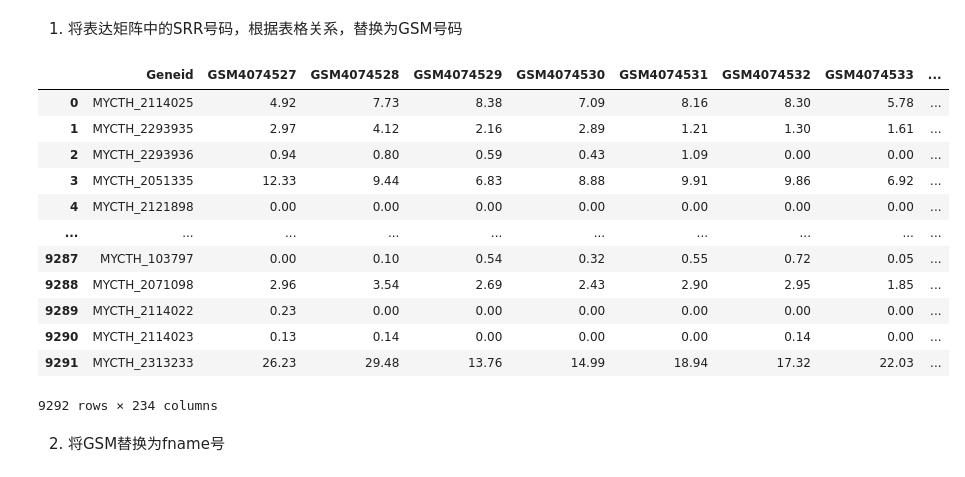
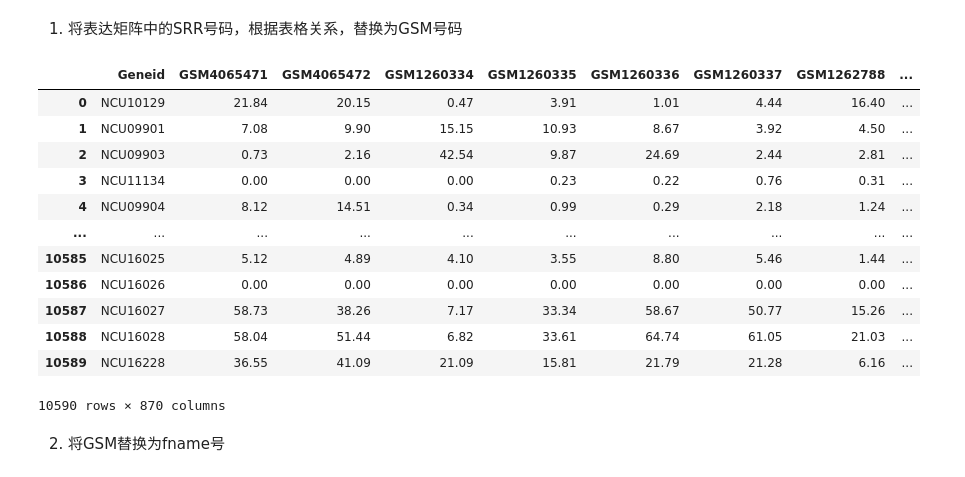
Before and after one commit to dongchen1998/code, a Jupyter notebook: mtd/RNA-seq/2.制作exp表.ipynb, the cells around one changed output. Drawn from its saved outputs; the diff is of its cells as text; code cells hidden in the pictures.

```diff
--- a/mtd/RNA-seq/2.制作exp表.ipynb
+++ b/mtd/RNA-seq/2.制作exp表.ipynb
@@ -2,7 +2,7 @@
 import pandas as pd
 import copy
 # %%
-keyname = 'Mt'
+keyname = 'Nc'
 path = '/Users/dongjiacheng/Desktop/coder/mtd/RNA-seq/'+ keyname +'/'
 print(path)
 # %% [output]
@@ -72,36 +72,36 @@ df_fpkm_filter
 # %% [markdown]
 1. 将表达矩阵中的SRR号码，根据表格关系，替换为GSM号码
 # %%
-df_exp = pd.read_csv(path + keyname + "_1_FPKM.csv").copy()
-df_exp = df_exp.drop(df_exp.columns[1:6], axis=1) # df_exp不保存第二列到第六列
-
+# df_exp = pd.read_csv(path + keyname + "_1_FPKM.csv").copy()
+# df_exp = df_exp.drop(df_exp.columns[1:6], axis=1) # df_exp不保存第二列到第六列
+df_exp = pd.read_csv(path + keyname + "_1_FPKM_filter.csv").copy()
 df_sample = pd.read_excel(path + keyname + "_sample_raw_2023.12.28.xlsx").copy()
 
 # SRR 号码映射为 GSM 号码
 id_map = dict(zip(df_sample["Run"], df_sample["Sample Name"]))
 df_gsm = pd.DataFrame(df_exp)
 
 # 替换文件中的样本名称
 new_columns = ["Geneid"] + [id_map[col] for col in df_exp.columns[1:]]
 df_exp.columns = new_columns
 
 df_gsm = pd.DataFrame(df_exp)
 df_gsm.to_csv(path + keyname + "_4_FPKM_GSM.csv", sep=',',index=False)
 df_gsm
 # %% [output]
-|  | Geneid | GSM4074527 | GSM4074528 | GSM4074529 | GSM4074530 | GSM4074531 | GSM4074532 | GSM4074533 | ... |
-| 0 | MYCTH_2114025 | 4.92 | 7.73 | 8.38 | 7.09 | 8.16 | 8.30 | 5.78 | ... |
-| 1 | MYCTH_2293935 | 2.97 | 4.12 | 2.16 | 2.89 | 1.21 | 1.30 | 1.61 | ... |
-| 2 | MYCTH_2293936 | 0.94 | 0.80 | 0.59 | 0.43 | 1.09 | 0.00 | 0.00 | ... |
-| 3 | MYCTH_2051335 | 12.33 | 9.44 | 6.83 | 8.88 | 9.91 | 9.86 | 6.92 | ... |
-| 4 | MYCTH_2121898 | 0.00 | 0.00 | 0.00 | 0.00 | 0.00 | 0.00 | 0.00 | ... |
+|  | Geneid | GSM4065471 | GSM4065472 | GSM1260334 | GSM1260335 | GSM1260336 | GSM1260337 | GSM1262788 | ... |
+| 0 | NCU10129 | 21.84 | 20.15 | 0.47 | 3.91 | 1.01 | 4.44 | 16.40 | ... |
+| 1 | NCU09901 | 7.08 | 9.90 | 15.15 | 10.93 | 8.67 | 3.92 | 4.50 | ... |
+| 2 | NCU09903 | 0.73 | 2.16 | 42.54 | 9.87 | 24.69 | 2.44 | 2.81 | ... |
+| 3 | NCU11134 | 0.00 | 0.00 | 0.00 | 0.23 | 0.22 | 0.76 | 0.31 | ... |
+| 4 | NCU09904 | 8.12 | 14.51 | 0.34 | 0.99 | 0.29 | 2.18 | 1.24 | ... |
 | ... | ... | ... | ... | ... | ... | ... | ... | ... | ... |
-| 9287 | MYCTH_103797 | 0.00 | 0.10 | 0.54 | 0.32 | 0.55 | 0.72 | 0.05 | ... |
-| 9288 | MYCTH_2071098 | 2.96 | 3.54 | 2.69 | 2.43 | 2.90 | 2.95 | 1.85 | ... |
-| 9289 | MYCTH_2114022 | 0.23 | 0.00 | 0.00 | 0.00 | 0.00 | 0.00 | 0.00 | ... |
-| 9290 | MYCTH_2114023 | 0.13 | 0.14 | 0.00 | 0.00 | 0.00 | 0.14 | 0.00 | ... |
-| 9291 | MYCTH_2313233 | 26.23 | 29.48 | 13.76 | 14.99 | 18.94 | 17.32 | 22.03 | ... |
+| 10585 | NCU16025 | 5.12 | 4.89 | 4.10 | 3.55 | 8.80 | 5.46 | 1.44 | ... |
+| 10586 | NCU16026 | 0.00 | 0.00 | 0.00 | 0.00 | 0.00 | 0.00 | 0.00 | ... |
+| 10587 | NCU16027 | 58.73 | 38.26 | 7.17 | 33.34 | 58.67 | 50.77 | 15.26 | ... |
+| 10588 | NCU16028 | 58.04 | 51.44 | 6.82 | 33.61 | 64.74 | 61.05 | 21.03 | ... |
+| 10589 | NCU16228 | 36.55 | 41.09 | 21.09 | 15.81 | 21.79 | 21.28 | 6.16 | ... |
-9292 rows × 234 columns
+10590 rows × 870 columns
 # %% [markdown]
 2. 将GSM替换为fname号
 # %%
```
Also changed, not shown: parts of 6 cells of this notebook, 3 other files.
